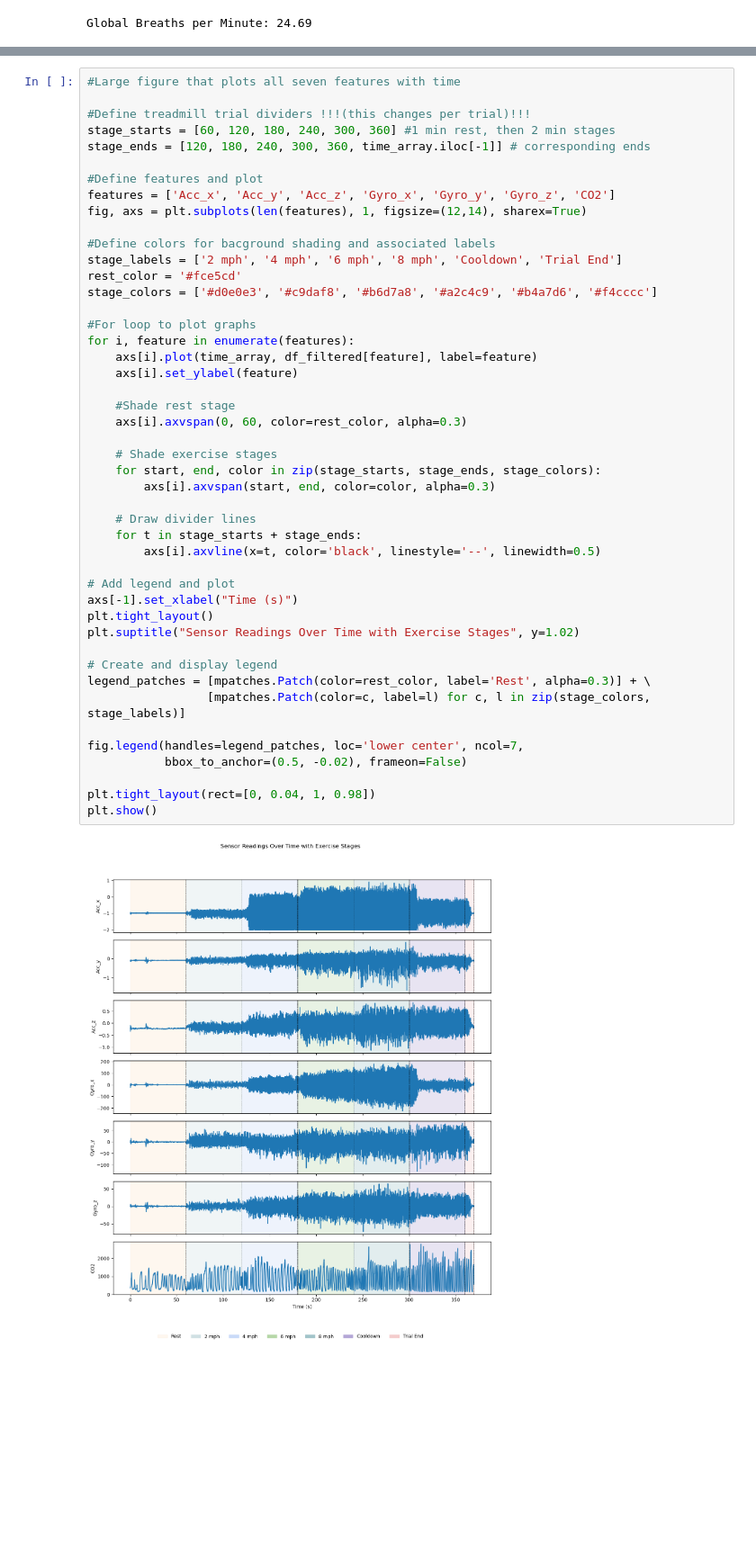
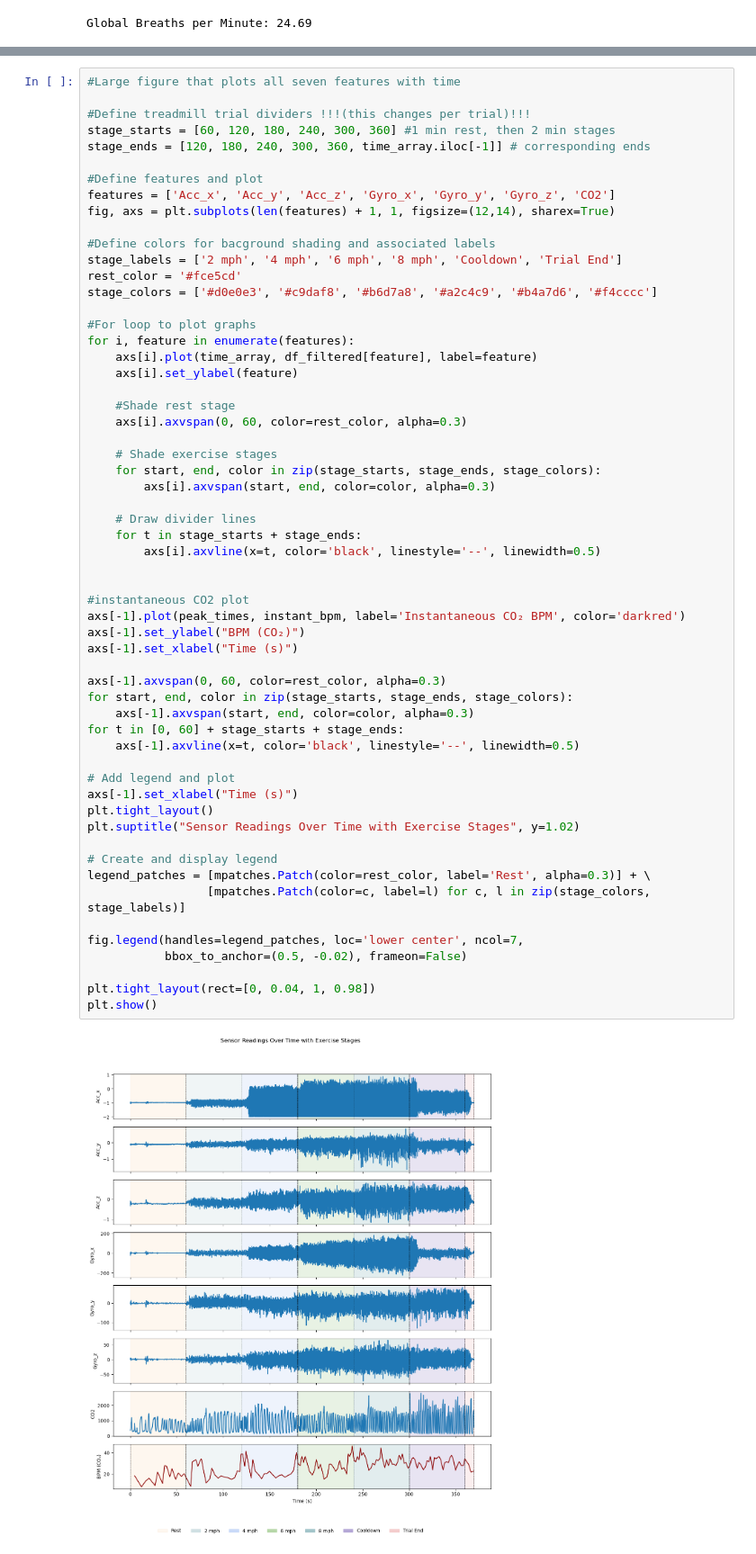
Before and after one commit to jayy-gan/fuzzy-invention, a Jupyter notebook: BMES_Abstract_Code.ipynb, the cells around one changed output, grey strips where cells are left out. Shown at 90% size. Saved outputs shown, nothing was run; the diff lists cells and outputs as text; blank space fills up the shorter version.

Commit message:
Added Instantaneous CO2 graph

```diff
--- a/BMES_Abstract_Code.ipynb
+++ b/BMES_Abstract_Code.ipynb
@@ -142,7 +130,7 @@ stage_ends = [120, 180, 240, 300, 360, time_array.iloc[-1]] # corresponding ends
 
 #Define features and plot
 features = ['Acc_x', 'Acc_y', 'Acc_z', 'Gyro_x', 'Gyro_y', 'Gyro_z', 'CO2']
-fig, axs = plt.subplots(len(features), 1, figsize=(12,14), sharex=True)
+fig, axs = plt.subplots(len(features) + 1, 1, figsize=(12,14), sharex=True)
 
 #Define colors for bacground shading and associated labels
 stage_labels = ['2 mph', '4 mph', '6 mph', '8 mph', 'Cooldown', 'Trial End']
@@ -153,31 +141,43 @@ stage_colors = ['#d0e0e3', '#c9daf8', '#b6d7a8', '#a2c4c9', '#b4a7d6', '#f4cccc'
 for i, feature in enumerate(features):
     axs[i].plot(time_array, df_filtered[feature], label=feature)
     axs[i].set_ylabel(feature)
 
     #Shade rest stage
     axs[i].axvspan(0, 60, color=rest_color, alpha=0.3)
 
     # Shade exercise stages
     for start, end, color in zip(stage_starts, stage_ends, stage_colors):
         axs[i].axvspan(start, end, color=color, alpha=0.3)
 
     # Draw divider lines
     for t in stage_starts + stage_ends:
         axs[i].axvline(x=t, color='black', linestyle='--', linewidth=0.5)
 
+
+#instantaneous CO2 plot
+axs[-1].plot(peak_times, instant_bpm, label='Instantaneous CO₂ BPM', color='darkred')
+axs[-1].set_ylabel("BPM (CO₂)")
+axs[-1].set_xlabel("Time (s)")
+
+axs[-1].axvspan(0, 60, color=rest_color, alpha=0.3)
+for start, end, color in zip(stage_starts, stage_ends, stage_colors):
+    axs[-1].axvspan(start, end, color=color, alpha=0.3)
+for t in [0, 60] + stage_starts + stage_ends:
+    axs[-1].axvline(x=t, color='black', linestyle='--', linewidth=0.5)
+
 # Add legend and plot
 axs[-1].set_xlabel("Time (s)")
 plt.tight_layout()
 plt.suptitle("Sensor Readings Over Time with Exercise Stages", y=1.02)
 
 # Create and display legend
 legend_patches = [mpatches.Patch(color=rest_color, label='Rest', alpha=0.3)] + \
                  [mpatches.Patch(color=c, label=l) for c, l in zip(stage_colors, stage_labels)]
 
 fig.legend(handles=legend_patches, loc='lower center', ncol=7,
            bbox_to_anchor=(0.5, -0.02), frameon=False)
 
 plt.tight_layout(rect=[0, 0.04, 1, 0.98])
 plt.show()
 # %% [output]
-[figure, old version]
+[figure, new version]
```
Also changed, not shown: parts of 1 cell of this notebook.
